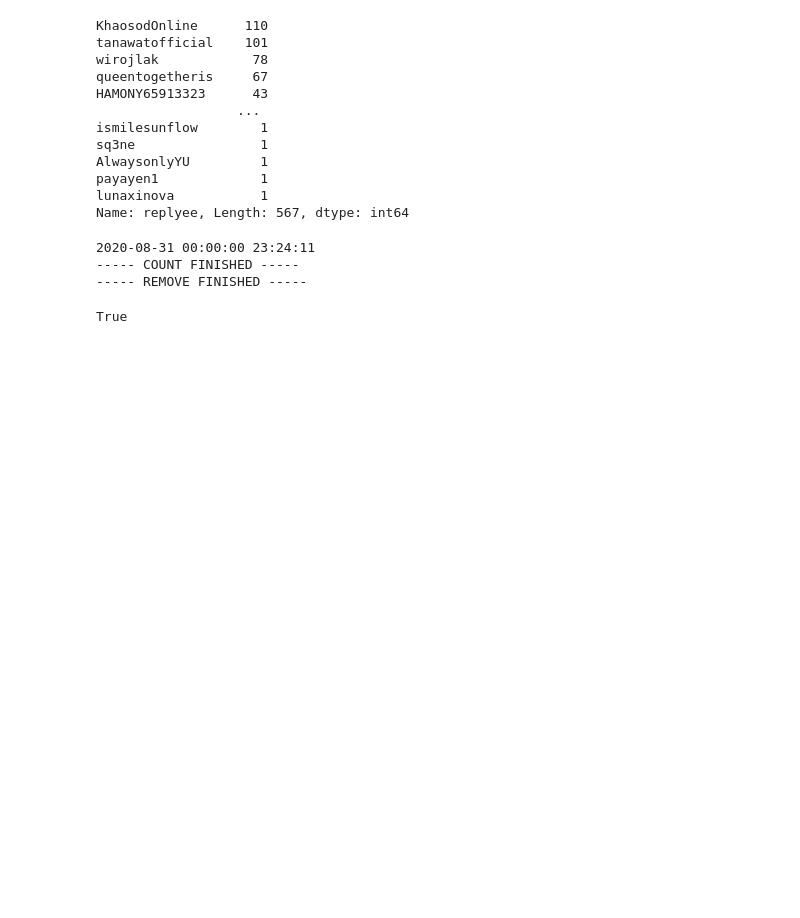
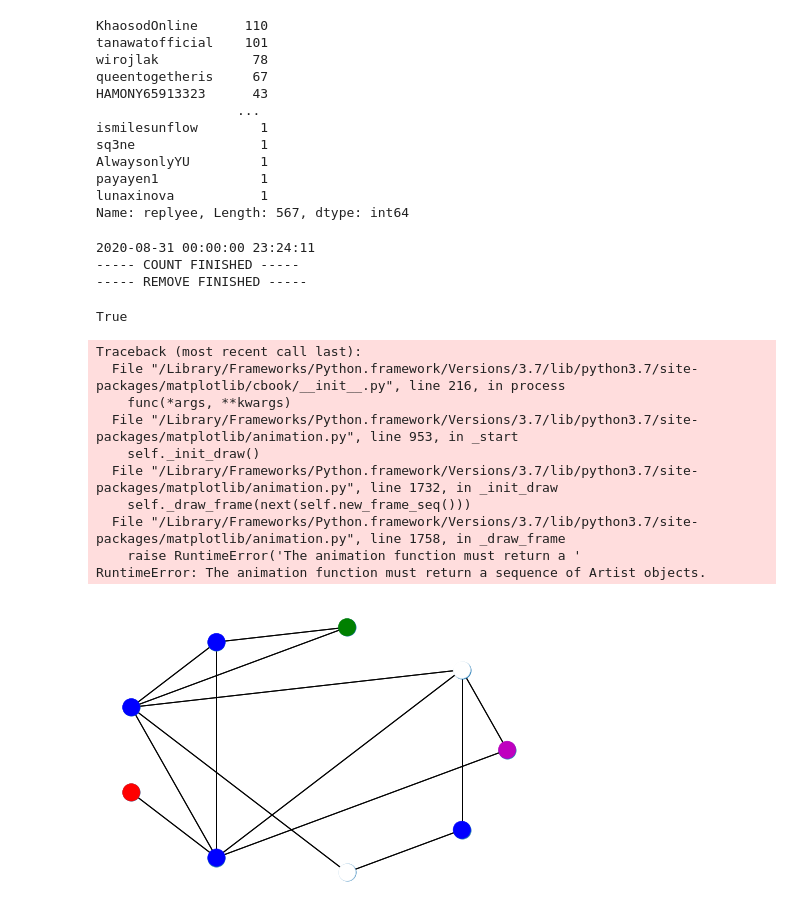
Before and after one commit to nozomiyamada/twitter_analysis, a Jupyter notebook: _phrase.ipynb, the cells around one changed output. Drawn from its saved outputs; the diff is of its cells as text; code cells hidden in the pictures; blank space fills up the shorter version.

```diff
--- a/_phrase.ipynb
+++ b/_phrase.ipynb
@@ -346,8 +362,7 @@ plt.yscale('log')
 # %% [markdown]
 # network
 # %%
-replydf = pd.DataFrame(columns=['replier','replyee','date','time'])
-
+replydf = pd.DataFrame(columns=['replier','replyee','date','time','id'])
 
 
 
@@ -362,7 +377,8 @@ for i, row in df.iterrows():
 
 # hashtag
 hashtag = 'ถ้าการเมืองดี'
-tempdf = df[df.hashtags.apply(lambda x: hashtag in x)]
+tempdf = pd.concat([df, result_df.topic], axis=1) # add topic column
+tempdf = tempdf[tempdf.hashtags.apply(lambda x: hashtag in x)]
 
 all_link = sorted(tempdf.link)
 count = 0
@@ -372,8 +388,9 @@ for i, row in tqdm(tempdf.iterrows()):
     quote = row['quote_url']
     date_col = row['date']
     time_col = row['time']
+    id_col = row['id']
     if quote in all_link:
         count += 1
         replyee = quote.split('/')[3]
         d.add(replyee)
-        replydf.loc[len(replydf)] = [replier, replyee, date_col, time_col]
+        replydf.loc[len(replydf)] = [replier, replyee, date_col, time_col, id_col]
@@ -471,3 +488,36 @@ n, G = make_network(replydf.iloc[-1000:], remove_small=True)
 'autto002' in n[1]['autto002']
 # %% [output]
 True
+# %%
+import networkx as nx
+import matplotlib.animation as animation
+import matplotlib.pyplot as plt
+import random
+
+# Graph initialization
+G = nx.Graph()
+G.add_nodes_from([1, 2, 3, 4, 5, 6, 7, 8, 9])
+G.add_edges_from([(1,2), (3,4), (2,5), (4,5), (6,7), (8,9), (4,7), (1,7), (3,5), (2,7), (5,8), (2,9), (5,7)])
+
+# Animation funciton
+def animate(i):
+    colors = ['r', 'b', 'g', 'y', 'w', 'm']
+    nx.draw_circular(G, node_color=[random.choice(colors) for j in range(9)])
+
+nx.draw_circular(G)
+fig = plt.gcf()
+
+# Animator call
+anim = animation.FuncAnimation(fig, animate, frames=20, interval=1000, blit=True)
+# %% [output]
+Traceback (most recent call last):
+  File "/Library/Frameworks/Python.framework/Versions/3.7/lib/python3.7/site-packages/matplotlib/cbook/__init__.py", line 216, in process
+    func(*args, **kwargs)
+  File "/Library/Frameworks/Python.framework/Versions/3.7/lib/python3.7/site-packages/matplotlib/animation.py", line 953, in _start
+    self._init_draw()
+  File "/Library/Frameworks/Python.framework/Versions/3.7/lib/python3.7/site-packages/matplotlib/animation.py", line 1732, in _init_draw
+    self._draw_frame(next(self.new_frame_seq()))
+  File "/Library/Frameworks/Python.framework/Versions/3.7/lib/python3.7/site-packages/matplotlib/animation.py", line 1758, in _draw_frame
+    raise RuntimeError('The animation function must return a '
+RuntimeError: The animation function must return a sequence of Artist objects.
+[figure, added]
```
Also changed, not shown: parts of 7 cells of this notebook, 2 other files.
